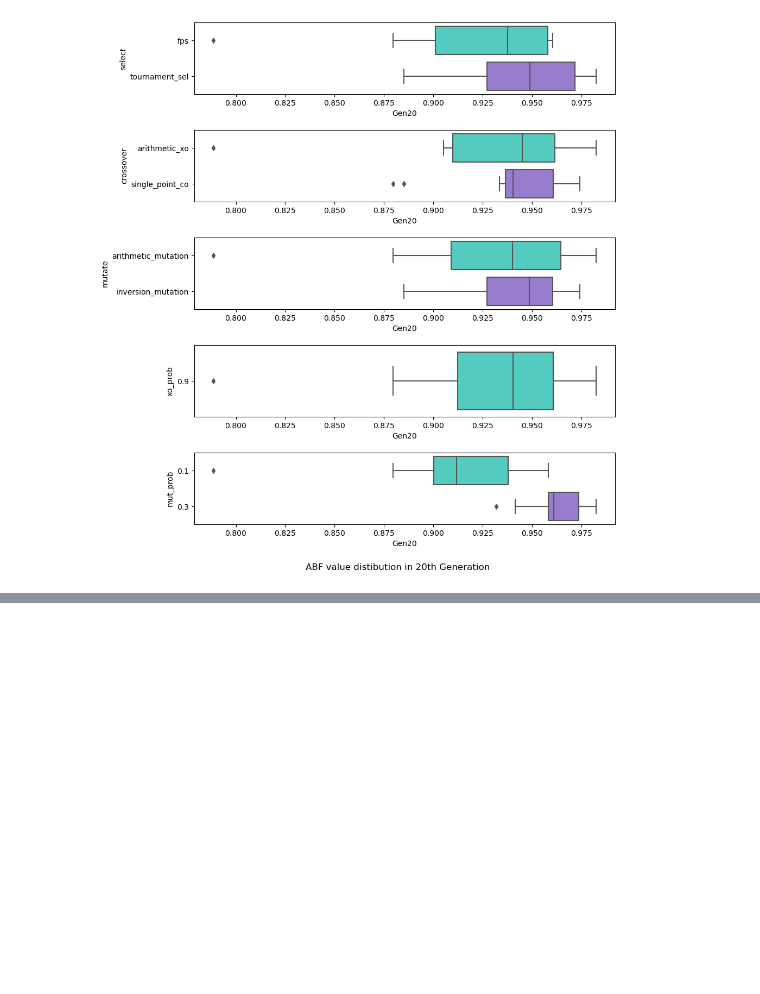
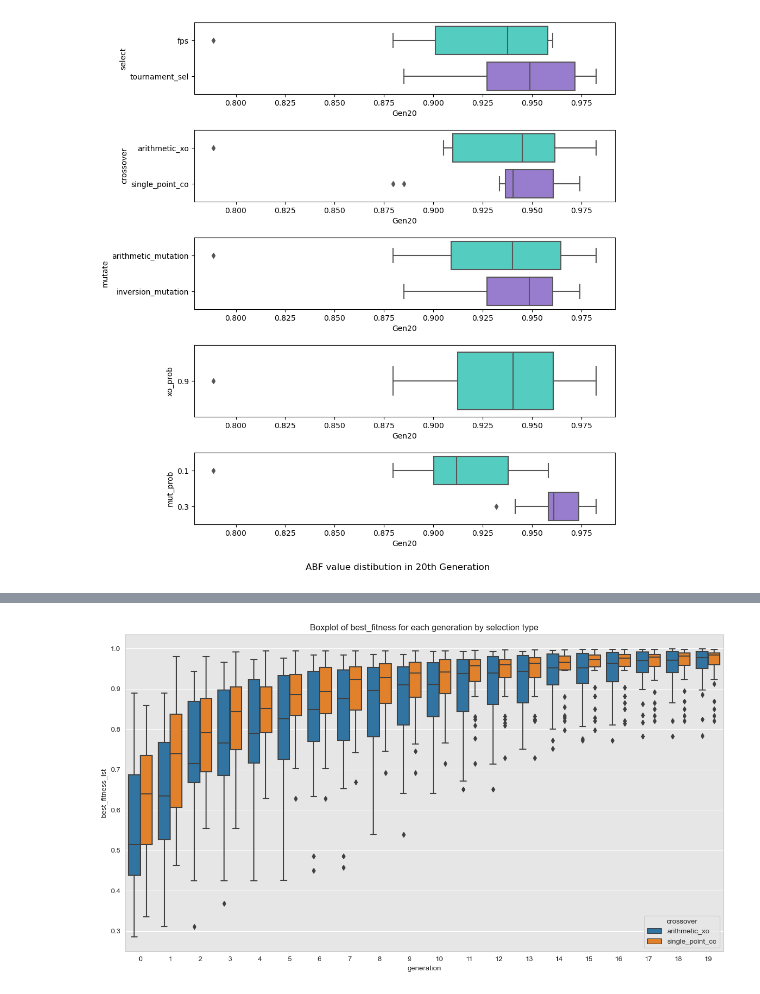
Before and after one commit to iryna-savchuk/CI4O_project, a Jupyter notebook: result_analysis.ipynb, the cells around one changed output, grey strips where cells are left out. Drawn from its saved outputs; the diff is of its cells as text; code cells hidden in the pictures; blank space fills up the shorter version.

Commit message:
add final comparison in notebook

```diff
--- a/result_analysis.ipynb
+++ b/result_analysis.ipynb
@@ -219,0 +222,6 @@ plt.show()
+# %%
+# Loading output of GA algorithms from file
+file_path = "output/final_comparison.csv"
+
+results_final_df = pd.read_csv(file_path)
+results_final_df.head(10)
@@ -219,0 +350,11 @@ plt.show()
+# %%
+results_final_df = results_final_df.explode('best_fitness_lst')
+results_final_df['generation'] = results_final_df.groupby(['run_number', 'crossover']).cumcount()
+
+plt.figure(figsize=(15, 8))
+sns.set_style("whitegrid", {'axes.facecolor': '0.9', 'grid.color': '1'})
+sns.boxplot(data=results_final_df, x='generation', y='best_fitness_lst', hue='crossover')
+plt.title('Boxplot of best_fitness for each generation by selection type')
+plt.show()
+# %% [output]
+[figure, added]
```
Also changed, not shown: parts of 10 cells of this notebook.
